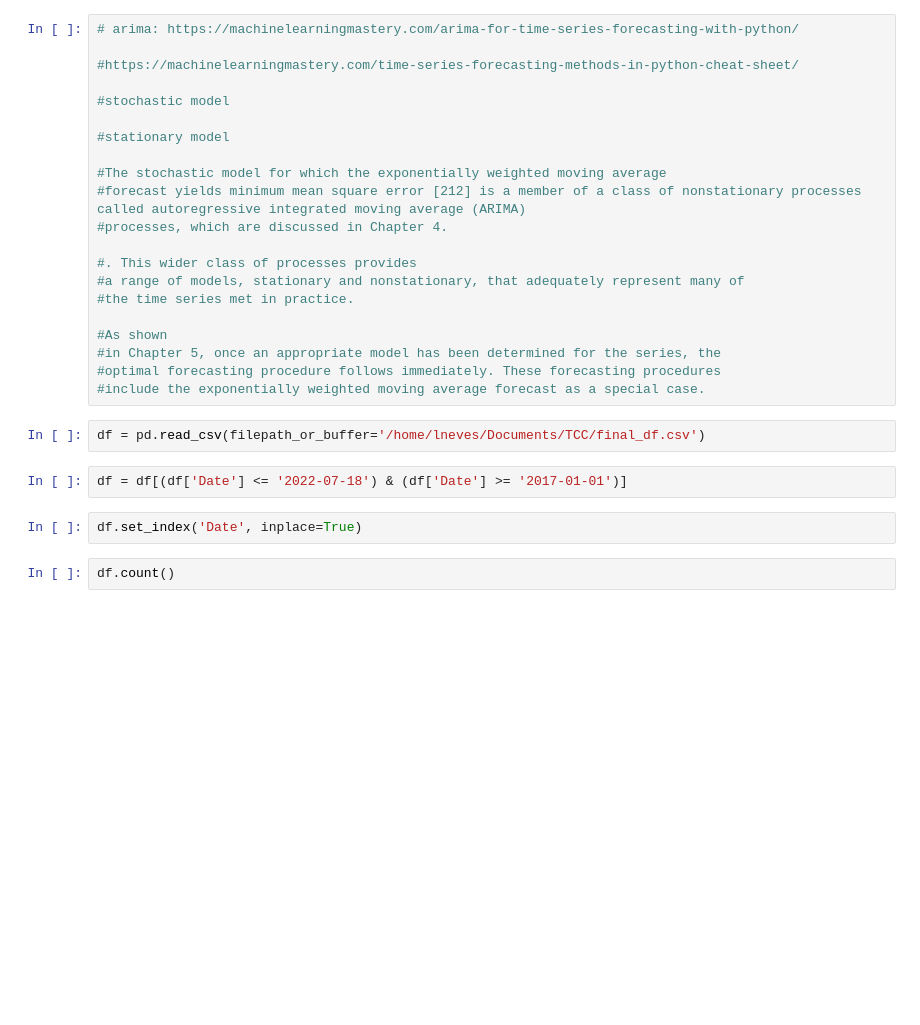
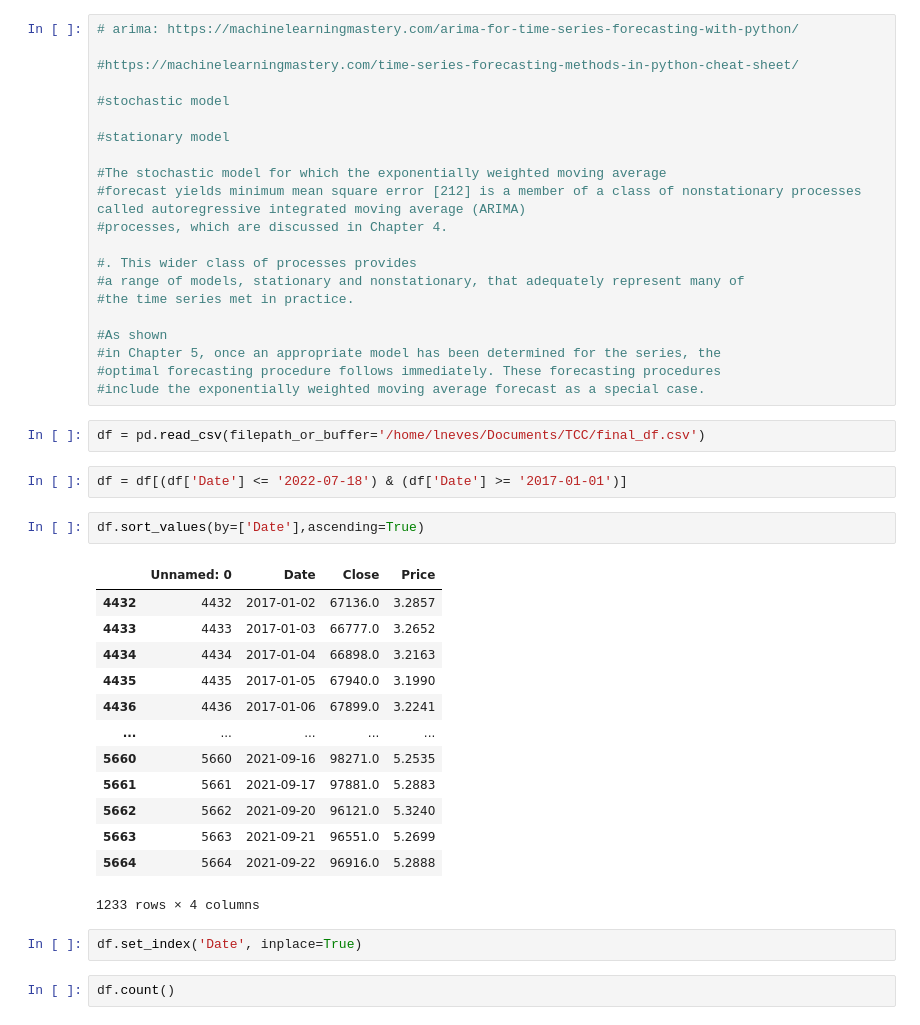
Before and after one commit to lucasdasneves/asg_time_series, a Jupyter notebook: arima_test.ipynb, the cells around one changed output. Drawn from its saved outputs; the diff is of its cells as text; blank space fills up the shorter version.

```diff
--- a/arima_test.ipynb
+++ b/arima_test.ipynb
@@ -25,6 +25,22 @@ import pandas as pd
 df = pd.read_csv(filepath_or_buffer='/home/lneves/Documents/TCC/final_df.csv')
 # %%
 df = df[(df['Date'] <= '2022-07-18') & (df['Date'] >= '2017-01-01')]
+# %%
+df.sort_values(by=['Date'],ascending=True)
+# %% [output]
+|  | Unnamed: 0 | Date | Close | Price |
+| 4432 | 4432 | 2017-01-02 | 67136.0 | 3.2857 |
+| 4433 | 4433 | 2017-01-03 | 66777.0 | 3.2652 |
+| 4434 | 4434 | 2017-01-04 | 66898.0 | 3.2163 |
+| 4435 | 4435 | 2017-01-05 | 67940.0 | 3.1990 |
+| 4436 | 4436 | 2017-01-06 | 67899.0 | 3.2241 |
+| ... | ... | ... | ... | ... |
+| 5660 | 5660 | 2021-09-16 | 98271.0 | 5.2535 |
+| 5661 | 5661 | 2021-09-17 | 97881.0 | 5.2883 |
+| 5662 | 5662 | 2021-09-20 | 96121.0 | 5.3240 |
+| 5663 | 5663 | 2021-09-21 | 96551.0 | 5.2699 |
+| 5664 | 5664 | 2021-09-22 | 96916.0 | 5.2888 |
+1233 rows × 4 columns
 # %%
 df.set_index('Date', inplace=True)
 # %%
```
Also changed, not shown: parts of 5 cells of this notebook.
